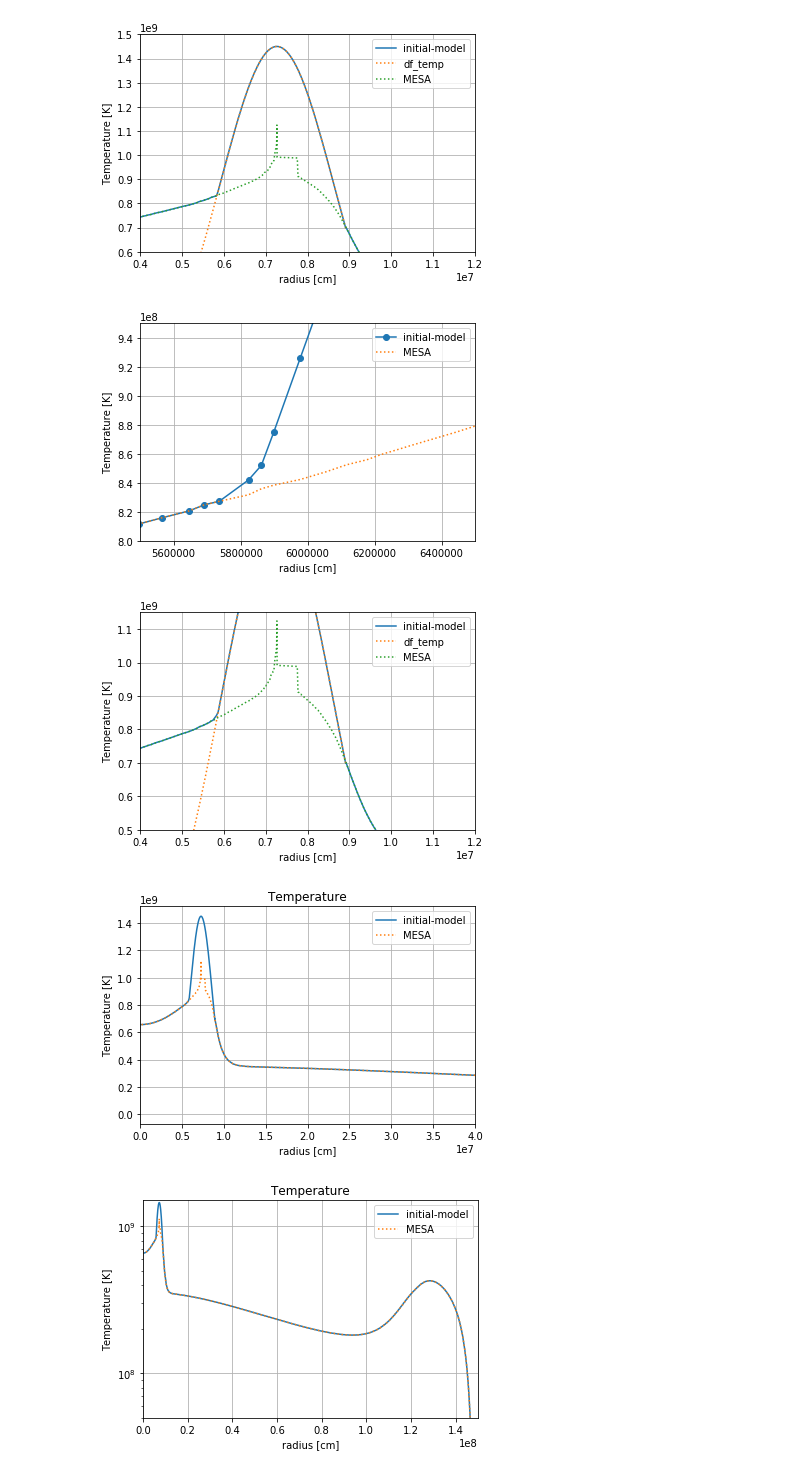
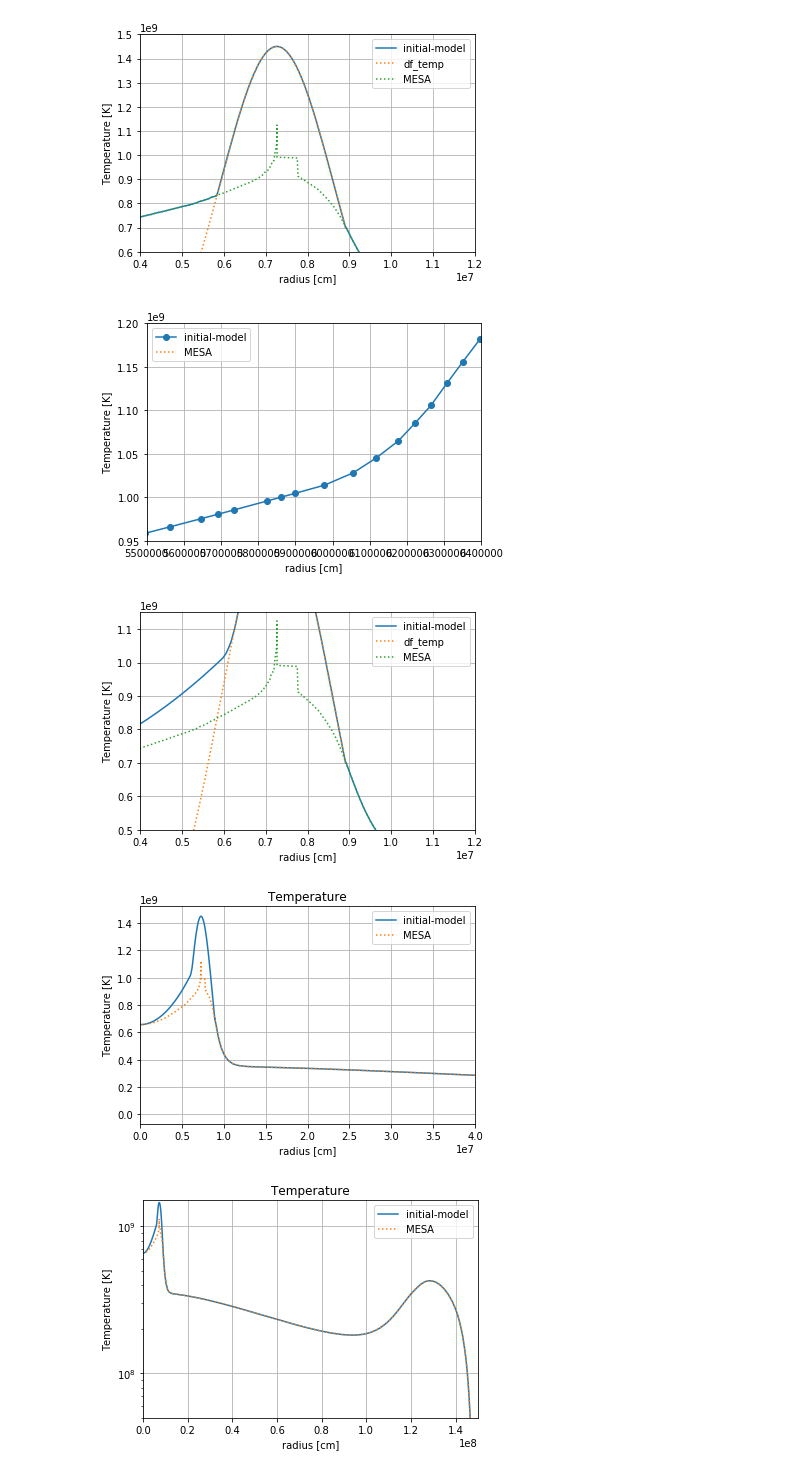
Before and after one commit to XinlongSBU/xinlong_file, a Jupyter notebook: initial-model_prepare/generate_raw.ipynb, the cells around one changed output. Drawn from its saved outputs; the diff is of its cells as text; code cells hidden in the pictures.

```diff
--- a/initial-model_prepare/generate_raw.ipynb
+++ b/initial-model_prepare/generate_raw.ipynb
@@ -101,25 +101,31 @@ plt.savefig("temperature.png")
 #dn.temp[539] = 8.8e+08
 #dn.temp[538] = 8.66e+08
 #dn.temp[537] = 8.51e+08
-dn.temp[535] = 8.52e+08
-dn.temp[534] = 8.42e+08
+m = 540
+dn.temp[0:m] = 6.565855e8+0.00001*data['r_center [cm]'][0:m]**2
+dn.temp[541] = 10.85e8
+dn.temp[540] = 10.65e8
+dn.temp[539] = 10.45e8
+dn.temp[538] = 10.28e8
 
 data['temperature [K]'] = dn['temp']
 # %%
 plt.plot(data['r_center [cm]'],data['temperature [K]'],"o-",label='initial-model')
 #plt.plot(df['r_center [cm]'],df['temperature [K]'],':',label='df')
 #plt.plot(df['r_center [cm]'],df['temp'],':',label='df_temp')
 #plt.plot(data['r_center [cm]'],dn['temp'],'o:',label='dn')
 plt.plot(r_cm,temp,":",label="MESA")
-plt.xlim(5.5e6,6.5e6)
-plt.ylim(8.e8,9.5e8)
+plt.xlim(5.5e6,6.4e6)
+plt.ylim(9.5e8,12e8)
+#plt.xlim(0,12e6)
+#plt.ylim(6.e8,15e8)
 plt.grid()
 plt.xlabel("radius [cm]")
 plt.ylabel("Temperature [K]")
 plt.legend()
 plt.savefig("temperature.png")
 # %% [output]
-[figure, old version]
+[figure, new version]
 # %%
 plt.plot(data['r_center [cm]'],data['temperature [K]'],label='initial-model')
 #plt.plot(df['r_center [cm]'],df['temperature [K]'],':',label='df')
@@ -134,7 +140,7 @@ plt.ylabel("Temperature [K]")
 plt.legend()
 plt.savefig("temperature.png")
 # %% [output]
-[figure, old version]
+[figure, new version]
 # %%
 plt.plot(data['r_center [cm]'],data['temperature [K]'],label='initial-model')
 #plt.plot(df['r_center [cm]'],df['temperature [K]'],':',label='df')
@@ -151,7 +157,7 @@ plt.ylabel("Temperature [K]")
 plt.legend()
 plt.savefig("temperature.png")
 # %% [output]
-[figure, old version]
+[figure, new version]
 # %%
 plt.semilogy(data['r_center [cm]'],data['temperature [K]'],label='initial-model')
 #plt.plot(df['r_center [cm]'],df['temperature [K]'],':',label='df')
```
Also changed, not shown: parts of 1 cell of this notebook, 11 other files.
